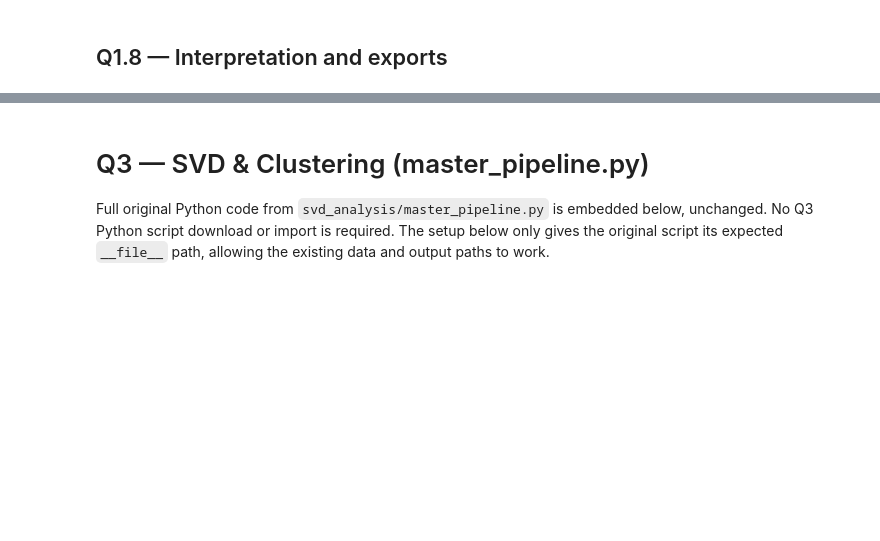
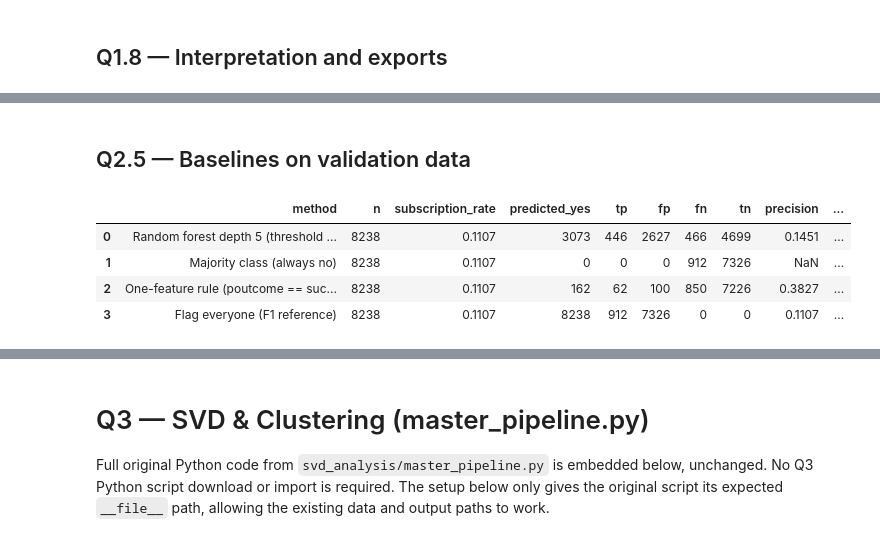
Before and after one commit to ziqing05/DS701-midterm, a Jupyter notebook: Project_Question_Analysis.ipynb, the cells around one changed output, grey strips where cells are left out. Cells and saved outputs as stored; diff of their text form; code cells hidden in the pictures; blank space fills up the shorter version.

```diff
--- a/Project_Question_Analysis.ipynb
+++ b/Project_Question_Analysis.ipynb
@@ -262,0 +421,15 @@ Q1 outputs saved to: /content/reproducibility_outputs/q1_results
+# %% [markdown]
+## Q2.5 — Baselines on validation data
+# %%
+q2_validation_comparison = pd.DataFrame(
+    [{'method': f'{q2_selected_name} (threshold {Q2_THRESHOLD:.3f})',
+      **q2_classification_metrics(validation_ids, q2_fitted[q2_selected_name]['scores'] >= Q2_THRESHOLD)}]
+    + [{'method': name, **row} for name, row in q2_baselines(validation_ids).items()]
+)
+display(q2_validation_comparison.round(4))
+# %% [output]
+|  | method | n | subscription_rate | predicted_yes | tp | fp | fn | tn | precision | ... |
+| 0 | Random forest depth 5 (threshold ... | 8238 | 0.1107 | 3073 | 446 | 2627 | 466 | 4699 | 0.1451 | ... |
+| 1 | Majority class (always no) | 8238 | 0.1107 | 0 | 0 | 0 | 912 | 7326 | NaN | ... |
+| 2 | One-feature rule (poutcome == suc... | 8238 | 0.1107 | 162 | 62 | 100 | 850 | 7226 | 0.3827 | ... |
+| 3 | Flag everyone (F1 reference) | 8238 | 0.1107 | 8238 | 912 | 7326 | 0 | 0 | 0.1107 | ... |
```
Also changed, not shown: parts of 27 cells of this notebook.
